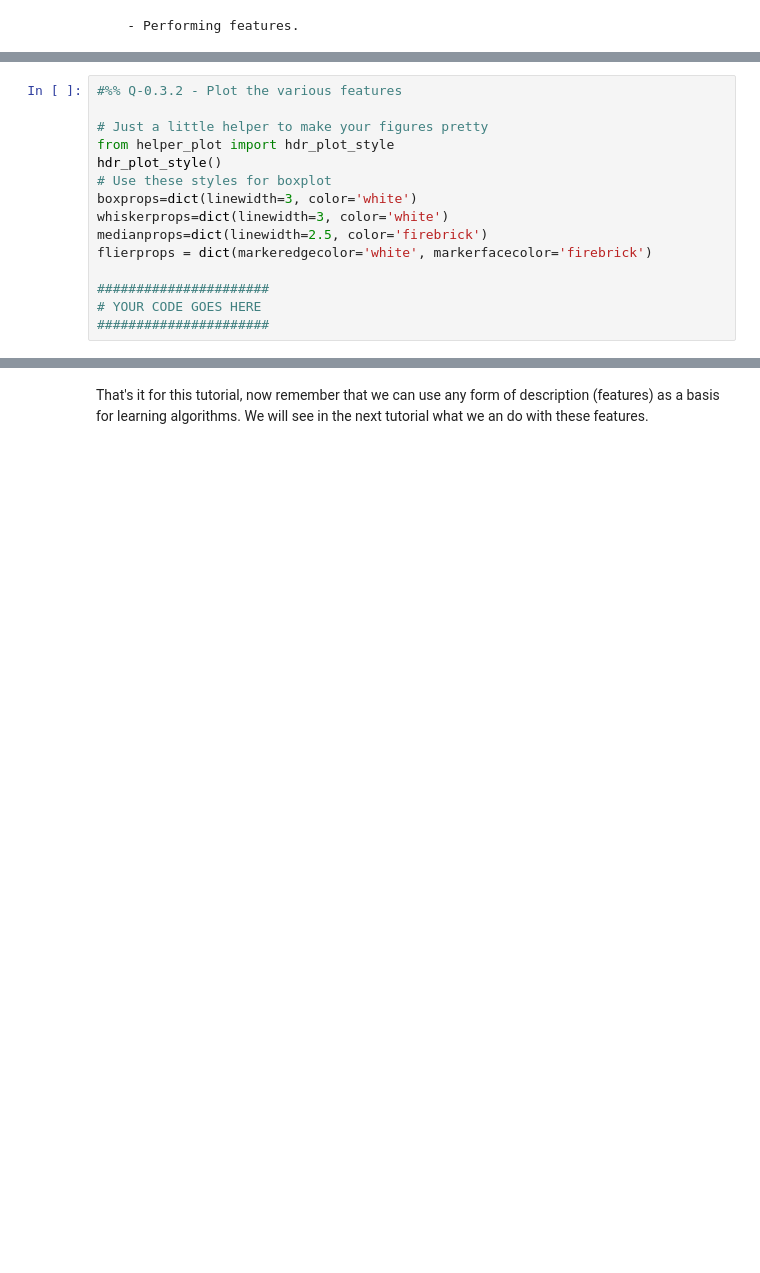
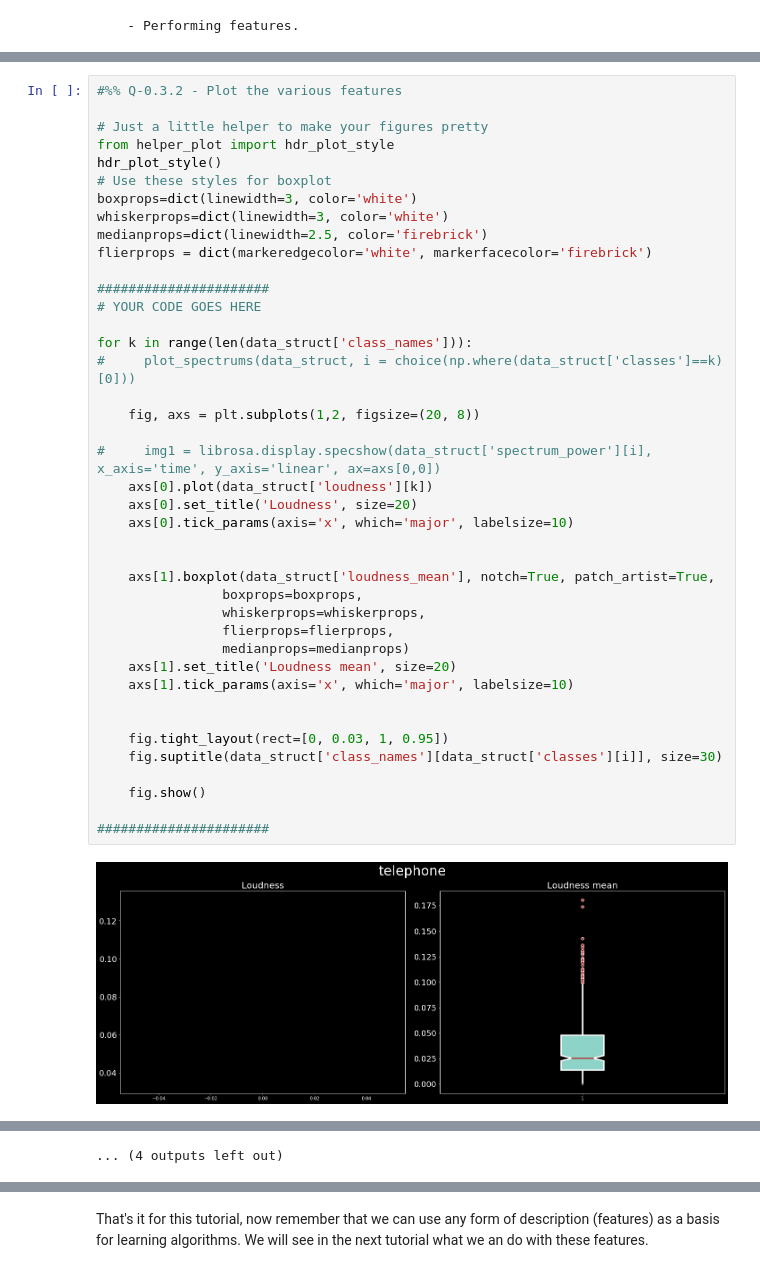
Before and after one commit to ivanlmh/atiam_ml, a Jupyter notebook: 01a_machine_learning.ipynb, the cells around one changed output, grey strips where cells are left out. Saved outputs shown, nothing was run; the diff lists cells and outputs as text; blank space fills up the shorter version.

```diff
--- a/01a_machine_learning.ipynb
+++ b/01a_machine_learning.ipynb
@@ -457,15 +480,43 @@ data_struct = compute_features(data_struct);
 # %%
 #%% Q-0.3.2 - Plot the various features
 
 # Just a little helper to make your figures pretty
 from helper_plot import hdr_plot_style
 hdr_plot_style()
 # Use these styles for boxplot
 boxprops=dict(linewidth=3, color='white')
 whiskerprops=dict(linewidth=3, color='white')
 medianprops=dict(linewidth=2.5, color='firebrick')
 flierprops = dict(markeredgecolor='white', markerfacecolor='firebrick')
 
 ######################
 # YOUR CODE GOES HERE
+
+for k in range(len(data_struct['class_names'])):
+#     plot_spectrums(data_struct, i = choice(np.where(data_struct['classes']==k)[0]))
+
+    fig, axs = plt.subplots(1,2, figsize=(20, 8))
+
+#     img1 = librosa.display.specshow(data_struct['spectrum_power'][i], x_axis='time', y_axis='linear', ax=axs[0,0])
+    axs[0].plot(data_struct['loudness'][k])
+    axs[0].set_title('Loudness', size=20)
+    axs[0].tick_params(axis='x', which='major', labelsize=10)
+
+
+    axs[1].boxplot(data_struct['loudness_mean'], notch=True, patch_artist=True,
+                boxprops=boxprops,
+                whiskerprops=whiskerprops,
+                flierprops=flierprops,
+                medianprops=medianprops)
+    axs[1].set_title('Loudness mean', size=20)
+    axs[1].tick_params(axis='x', which='major', labelsize=10)
+
+
+    fig.tight_layout(rect=[0, 0.03, 1, 0.95])
+    fig.suptitle(data_struct['class_names'][data_struct['classes'][i]], size=30)
+
+    fig.show()
+
 ######################
+# %% [output]
+[figure, added]
@@ -472,3 +534,4 @@ flierprops = dict(markeredgecolor='white', markerfacecolor='firebrick')
+... (4 outputs left out)
 # %%
 #%% Q-0.3.4 - Observe the distribution of classes for different features
 
```
Also changed, not shown: parts of 11 cells of this notebook.
